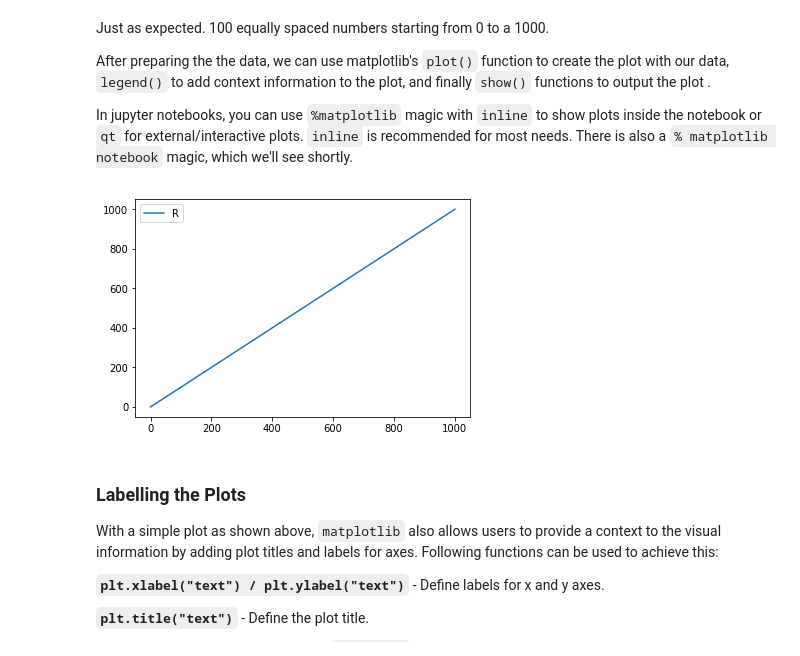
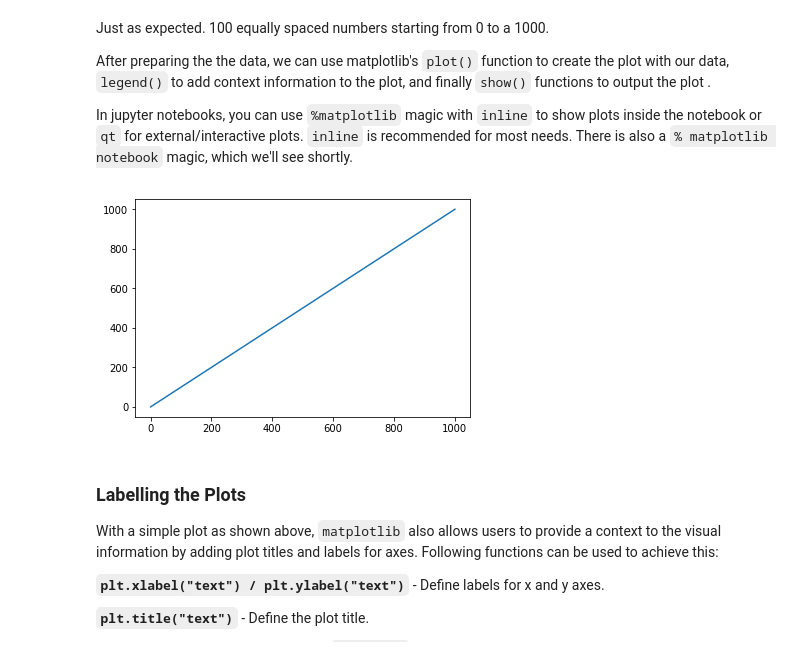
Before and after one commit to asafi1997/dsc-more-practice-with-matplotlib-nyc-ds-060319, a Jupyter notebook: index.ipynb, the cells around one changed output. Saved outputs shown, nothing was run; the diff lists cells and outputs as text; code cells hidden in the pictures.

```diff
--- a/index.ipynb
+++ b/index.ipynb
@@ -51,17 +51,16 @@ In jupyter notebooks, you can use `%matplotlib` magic with `inline` to show plot
 # %%
 # Set plot space as inline for inline plots and qt for external plots
 %matplotlib inline
 
 # Use plot() function to create a plot using above values on both x and y coordinates. Add a label.
 plt.plot(data, data, label='Sample Data')
 
 # Add a legend to the plot with legend()
-plt.legend('Random Data')
 
 # Output the final plot
 plt.show()
 # %% [output]
-[figure, old version]
+[figure, new version]
 # %% [markdown]
 ### Labelling the Plots
 
```
